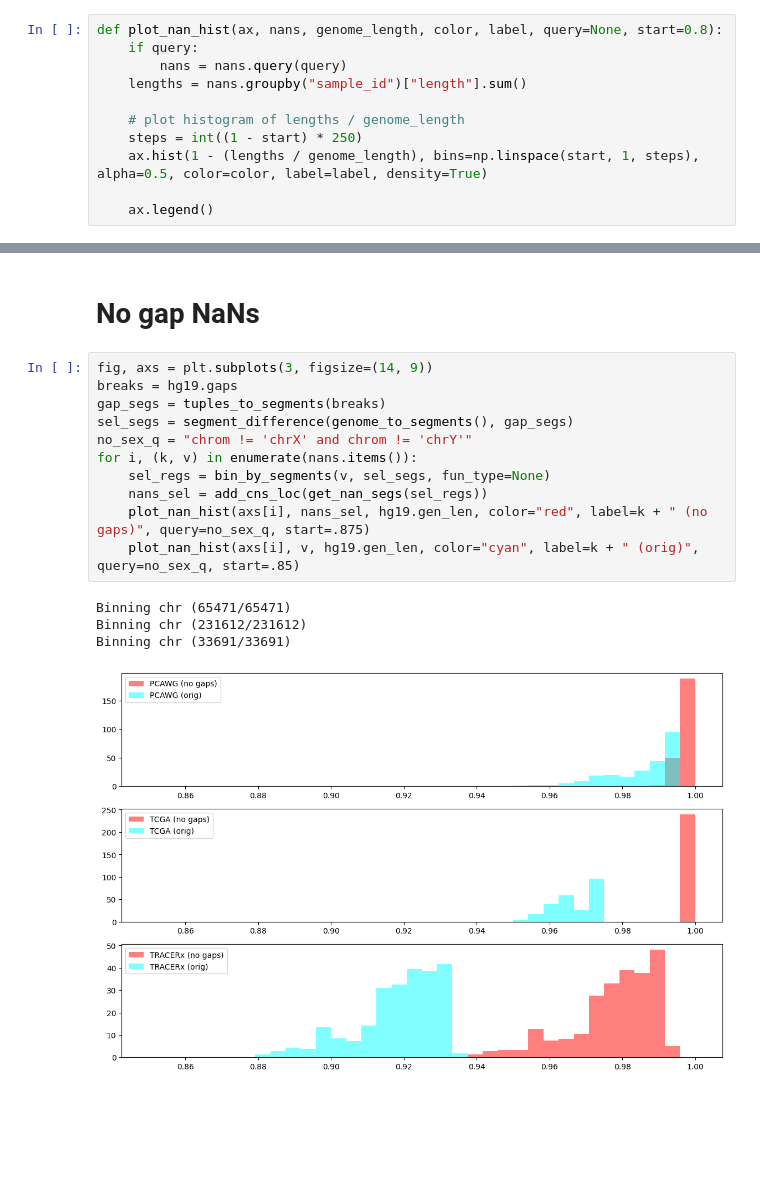
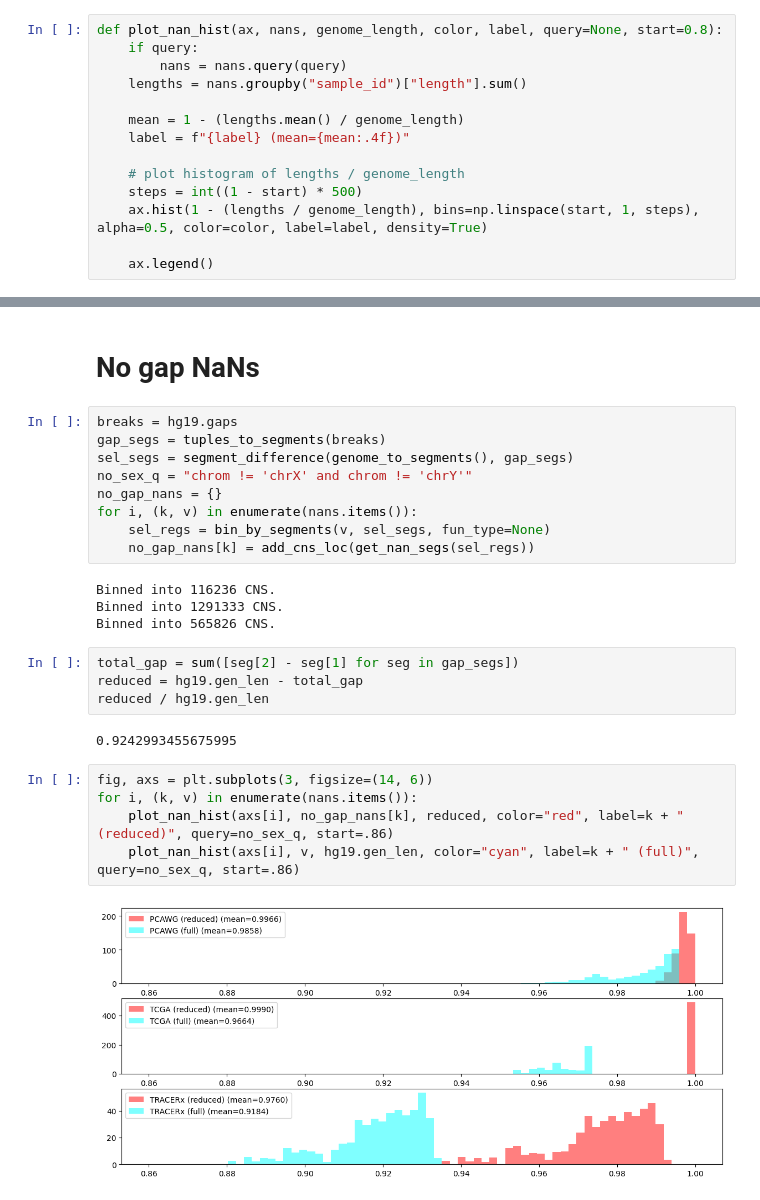
Before and after one commit to ICCB-Cologne/CNSistent, a Jupyter notebook: notebooks/analyze/analyze_coverage.ipynb, the cells around one changed output, grey strips where cells are left out. Drawn from its saved outputs; the diff is of its cells as text; blank space fills up the shorter version.

Commit message:
Added means to coverage.

```diff
--- a/notebooks/analyze/analyze_coverage.ipynb
+++ b/notebooks/analyze/analyze_coverage.ipynb
@@ -40,8 +40,11 @@ def plot_nan_hist(ax, nans, genome_length, color, label, query=None, start=0.8):
         nans = nans.query(query)
     lengths = nans.groupby("sample_id")["length"].sum()
 
+    mean = 1 - (lengths.mean() / genome_length)
+    label = f"{label} (mean={mean:.4f})"
+
     # plot histogram of lengths / genome_length
-    steps = int((1 - start) * 250)
+    steps = int((1 - start) * 500)
     ax.hist(1 - (lengths / genome_length), bins=np.linspace(start, 1, steps), alpha=0.5, color=color, label=label, density=True)
 
     ax.legend()
@@ -60,18 +63,28 @@ axs[1].set_xlabel("Missing fractions");
 # %% [markdown]
 # No gap NaNs
+# %%
+breaks = hg19.gaps
+gap_segs = tuples_to_segments(breaks)
+sel_segs = segment_difference(genome_to_segments(), gap_segs)
+no_sex_q = "chrom != 'chrX' and chrom != 'chrY'"
+no_gap_nans = {}
+for i, (k, v) in enumerate(nans.items()):
+	sel_regs = bin_by_segments(v, sel_segs, fun_type=None)
+	no_gap_nans[k] = add_cns_loc(get_nan_segs(sel_regs))
+# %% [output]
+Binned into 116236 CNS.
+Binned into 1291333 CNS.
+Binned into 565826 CNS.
+# %%
+total_gap = sum([seg[2] - seg[1] for seg in gap_segs])
+reduced = hg19.gen_len - total_gap
+reduced / hg19.gen_len
+# %% [output]
+0.9242993455675995
 # %%
-fig, axs = plt.subplots(3, figsize=(14, 9))
-breaks = hg19.gaps
-gap_segs = tuples_to_segments(breaks)
-sel_segs = segment_difference(genome_to_segments(), gap_segs)
-no_sex_q = "chrom != 'chrX' and chrom != 'chrY'"
+fig, axs = plt.subplots(3, figsize=(14, 6))
 for i, (k, v) in enumerate(nans.items()):
-	sel_regs = bin_by_segments(v, sel_segs, fun_type=None)
-	nans_sel = add_cns_loc(get_nan_segs(sel_regs))
-	plot_nan_hist(axs[i], nans_sel, hg19.gen_len, color="red", label=k + " (no gaps)", query=no_sex_q, start=.875)
-	plot_nan_hist(axs[i], v, hg19.gen_len, color="cyan", label=k + " (orig)", query=no_sex_q, start=.85)
+	plot_nan_hist(axs[i], no_gap_nans[k], reduced, color="red", label=k + " (reduced)", query=no_sex_q, start=.86)
+	plot_nan_hist(axs[i], v, hg19.gen_len, color="cyan", label=k + " (full)", query=no_sex_q, start=.86)
 # %% [output]
-Binning chr (65471/65471)
-Binning chr (231612/231612)
-Binning chr (33691/33691)
-[figure, old version]
+[figure, new version]
```
Also changed, not shown: parts of 3 cells of this notebook, 2 other files.
